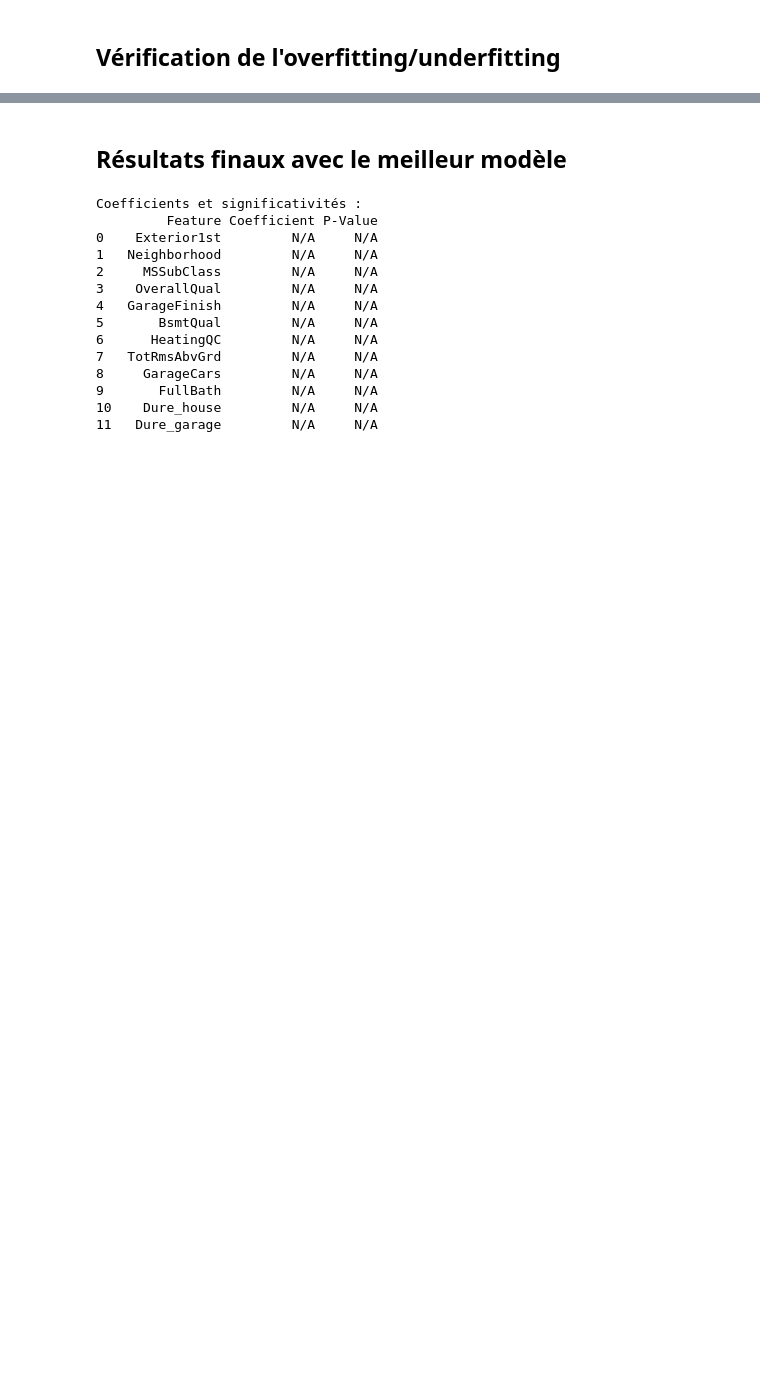
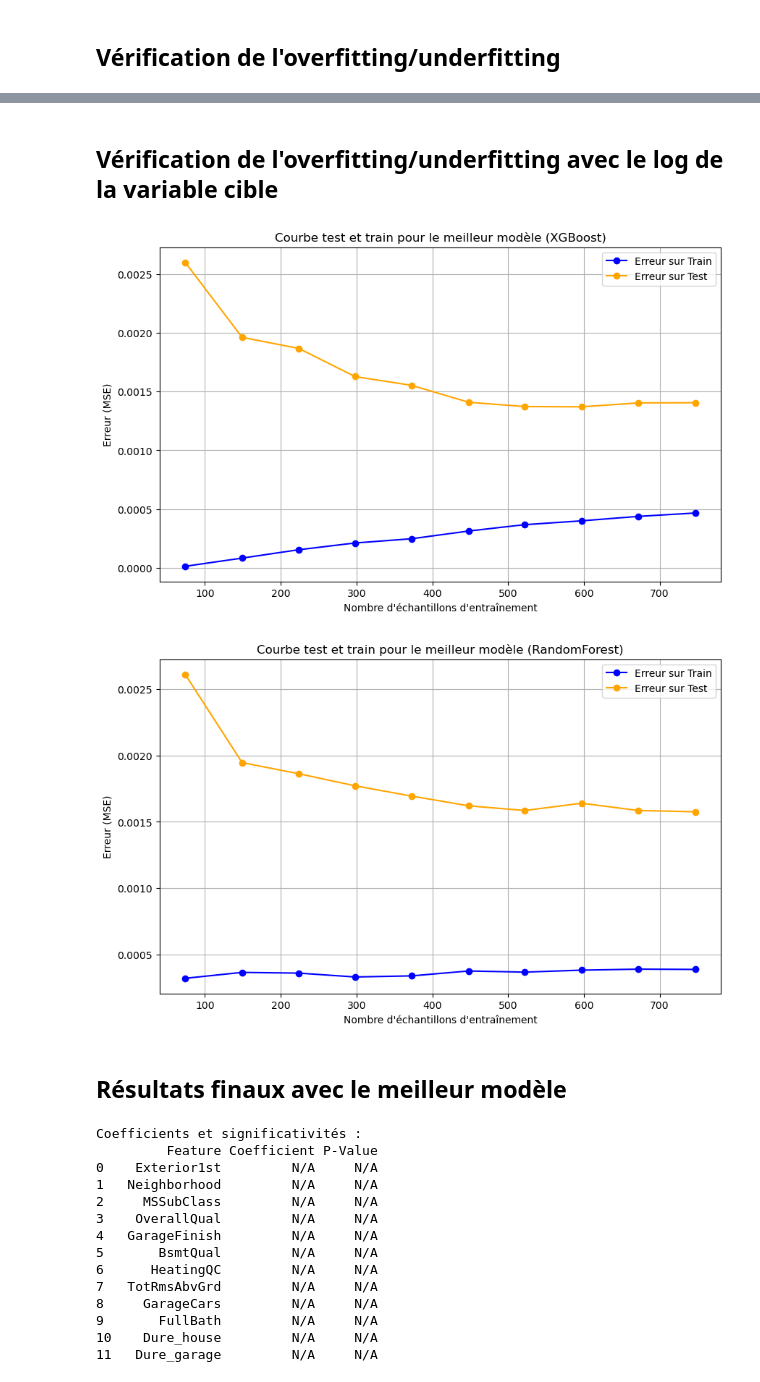
Before and after one commit to LarrySANDJO/House_Price_Prediction_Repo, a Jupyter notebook: Notebooks/Modeles_house_prices.ipynb, the cells around one changed output, grey strips where cells are left out. Drawn from its saved outputs; the diff is of its cells as text; code cells hidden in the pictures; blank space fills up the shorter version.

Commit message:
Modification2  du notebook avec log( SalePrice)

```diff
--- a/Notebooks/Modeles_house_prices.ipynb
+++ b/Notebooks/Modeles_house_prices.ipynb
@@ -529,3 +704,55 @@ plot_learning_curves(best_model_row2["Best Model"], X_train, y_train, scoring='n
+# %% [markdown]
+## Vérification de l'overfitting/underfitting avec le log de la variable cible
+# %%
+# Division en données d'entraînement et de test
+X_train, X_test, y_train, y_test = train_test_split(X, y, test_size=0.2, random_state=42)
+
+
+
+#logarithme de la variable cible
+y_train_log = np.log(y_train+1)
+y_test_log = np.log(y_test+1)
+
+# Liste pour stocker les résultats
+results = []
+
+# Conversion avec squeeze()
+y_train= y_train_log.squeeze()
+y_test = y_test_log.squeeze()
+
+# Tracer les courbes d'apprentissage pour le modèle sélectionné
+def plot_learning_curves(model, X, y, scoring='neg_mean_squared_error',title="Courbe d'apprentissage Test et Train"):
+
+    # Définir une validation croisée
+    cv = ShuffleSplit(n_splits=5, test_size=0.2, random_state=42)
+
+    # Calcul des courbes d'apprentissage
+    train_sizes, train_scores, test_scores = learning_curve(
+        model, X, y, cv=cv, scoring=scoring, train_sizes=np.linspace(0.1, 1.0, 10)
+    )
+
+    # Moyenne des erreurs (on prend l'opposé car sklearn retourne des scores négatifs pour MSE)
+    train_scores_mean = -train_scores.mean(axis=1)
+    test_scores_mean = -test_scores.mean(axis=1)
+
+    # Tracer les courbes
+    plt.figure(figsize=(10, 6))
+    plt.plot(train_sizes, train_scores_mean, 'o-', color="blue", label="Erreur sur Train")
+    plt.plot(train_sizes, test_scores_mean, 'o-', color="orange", label="Erreur sur Test")
+
+    plt.title(title)
+    plt.xlabel("Nombre d'échantillons d'entraînement")
+    plt.ylabel("Erreur (MSE)")
+    plt.legend(loc="best")
+    plt.grid(True)
+    plt.show()
+
+# Appliquer à votre modèle
+plot_learning_curves(best_model_row["Best Model"], X_train, y_train, scoring='neg_mean_squared_error',title=f"Courbe test et train pour le meilleur modèle ({best_model_row['Model']})")
+plot_learning_curves(best_model_row2["Best Model"], X_train, y_train, scoring='neg_mean_squared_error',title=f"Courbe test et train pour le meilleur modèle ({best_model_row2['Model']})")
+# %% [output]
+[figure, added]
+[figure, added]
 # %% [markdown]
 ## Résultats finaux avec le meilleur modèle
 # %%
```
Also changed, not shown: parts of 8 cells of this notebook.
